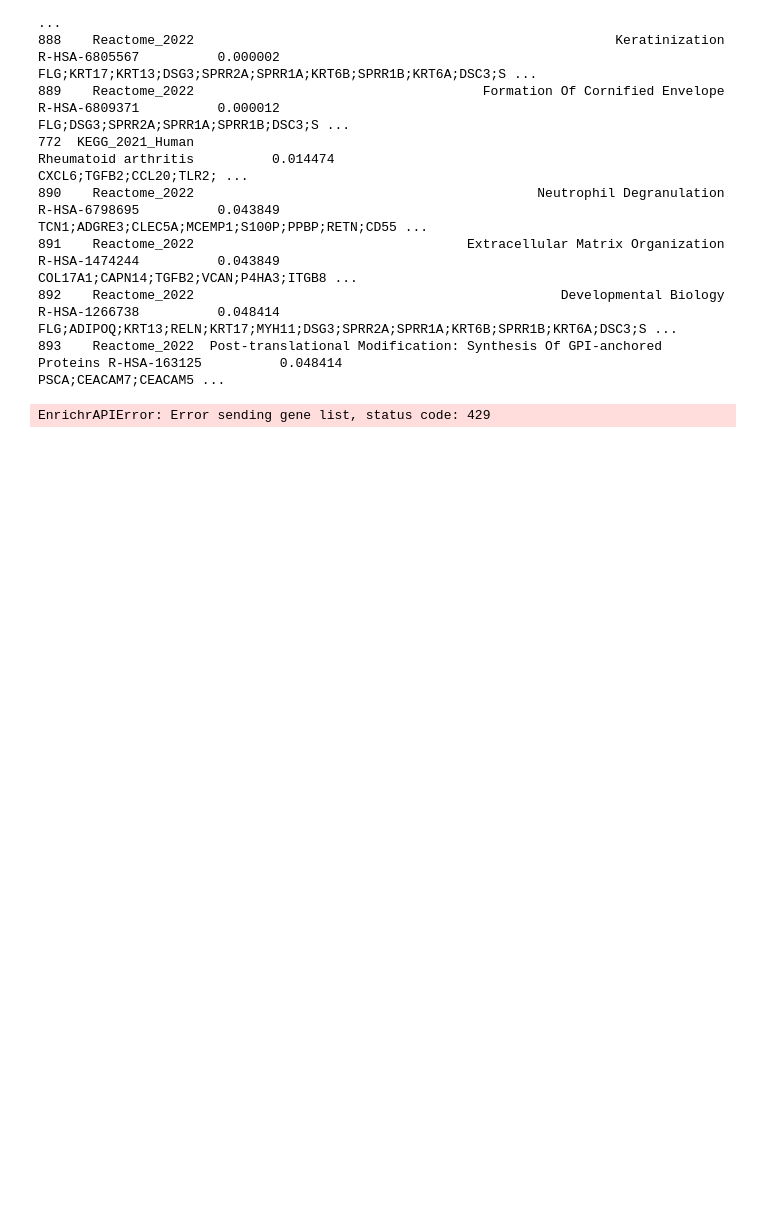
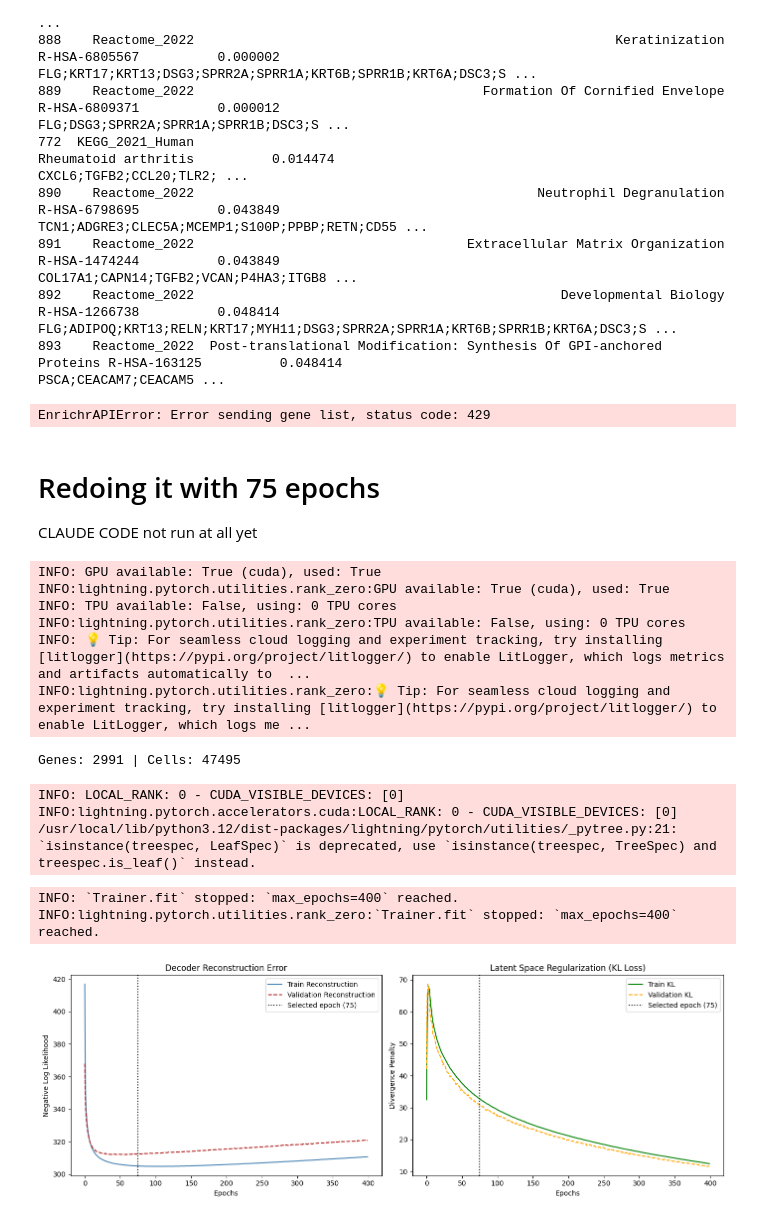
Before and after one commit to Maryam-Gamal/Applied-Machine-Learning-Final-Project, a Jupyter notebook: Ingrid/scVI2.ipynb, the cells around one changed output. Saved outputs shown, nothing was run; the diff lists cells and outputs as text; code cells hidden in the pictures; blank space fills up the shorter version.

```diff
--- a/Ingrid/scVI2.ipynb
+++ b/Ingrid/scVI2.ipynb
@@ -756,3 +752,76 @@ for name, genes in de_gene_lists_relaxed.items():
 892    Reactome_2022                                               Developmental Biology R-HSA-1266738          0.048414  FLG;ADIPOQ;KRT13;RELN;KRT17;MYH11;DSG3;SPRR2A;SPRR1A;KRT6B;SPRR1B;KRT6A;DSC3;S ...
 893    Reactome_2022  Post-translational Modification: Synthesis Of GPI-anchored Proteins R-HSA-163125          0.048414                                                            PSCA;CEACAM7;CEACAM5 ...
 EnrichrAPIError: Error sending gene list, status code: 429
+# %% [markdown]
+# Redoing it with 75 epochs
+CLAUDE CODE not run at all yet
+# %%
+# ── RETRAIN scVI ON HVG ONLY ──────────────────────────────────────────────────
+
+# ── 1. Subset to HVGs ────────────────────────────────────────────────────────
+adata_hvg = adata[:, adata.var['highly_variable']].copy()
+print(f"Genes: {adata_hvg.n_vars} | Cells: {adata_hvg.n_obs}")
+
+# ── 2. Setup anndata ──────────────────────────────────────────────────────────
+scvi.model.SCVI.setup_anndata(
+    adata_hvg,
+    batch_key="Participant"
+)
+
+# ── 3. Build model ────────────────────────────────────────────────────────────
+model_hvg = scvi.model.SCVI(
+    adata_hvg,
+    n_latent=20,
+    n_layers=2,
+    n_hidden=128,
+    gene_likelihood="nb"
+)
+
+# ── 4. Train to epoch 400 to inspect ELBO, then retrain to 75 ────────────────
+model_hvg.train(
+    max_epochs=400,
+    early_stopping=True  # disable so it runs full 400 for ELBO inspection
+)
+
+# ── 5. Plot ELBO with optimal epoch marked ───────────────────────────────────
+train_elbo = model_hvg.history['reconstruction_loss_train']
+val_elbo   = model_hvg.history['reconstruction_loss_validation']
+train_kl   = model_hvg.history['kl_local_train']
+val_kl     = model_hvg.history['kl_local_validation']
+
+optimal_epoch = 75
+
+fig, axes = plt.subplots(1, 2, figsize=(14, 5))
+
+axes[0].plot(train_elbo, color='steelblue', label='Train Reconstruction')
+axes[0].plot(val_elbo, color='firebrick', linestyle='--', label='Validation Reconstruction')
+axes[0].axvline(x=optimal_epoch, color='black', linestyle=':', linewidth=1.5, label=f'Selected epoch ({optimal_epoch})')
+axes[0].set_xlabel('Epochs')
+axes[0].set_ylabel('Negative Log Likelihood')
+axes[0].set_title('Decoder Reconstruction Error')
+axes[0].legend()
+
+axes[1].plot(train_kl, color='green', label='Train KL')
+axes[1].plot(val_kl, color='orange', linestyle='--', label='Validation KL')
+axes[1].axvline(x=optimal_epoch, color='black', linestyle=':', linewidth=1.5, label=f'Selected epoch ({optimal_epoch})')
+axes[1].set_xlabel('Epochs')
+axes[1].set_ylabel('Divergence Penalty')
+axes[1].set_title('Latent Space Regularization (KL Loss)')
+axes[1].legend()
+
+plt.tight_layout()
+plt.show()
+# %% [output]
+INFO: GPU available: True (cuda), used: True
+INFO:lightning.pytorch.utilities.rank_zero:GPU available: True (cuda), used: True
+INFO: TPU available: False, using: 0 TPU cores
+INFO:lightning.pytorch.utilities.rank_zero:TPU available: False, using: 0 TPU cores
+INFO: 💡 Tip: For seamless cloud logging and experiment tracking, try installing [litlogger](https://pypi.org/project/litlogger/) to enable LitLogger, which logs metrics and artifacts automatically to  ...
+INFO:lightning.pytorch.utilities.rank_zero:💡 Tip: For seamless cloud logging and experiment tracking, try installing [litlogger](https://pypi.org/project/litlogger/) to enable LitLogger, which logs me ...
+Genes: 2991 | Cells: 47495
+INFO: LOCAL_RANK: 0 - CUDA_VISIBLE_DEVICES: [0]
+INFO:lightning.pytorch.accelerators.cuda:LOCAL_RANK: 0 - CUDA_VISIBLE_DEVICES: [0]
+/usr/local/lib/python3.12/dist-packages/lightning/pytorch/utilities/_pytree.py:21: `isinstance(treespec, LeafSpec)` is deprecated, use `isinstance(treespec, TreeSpec) and treespec.is_leaf()` instead.
+INFO: `Trainer.fit` stopped: `max_epochs=400` reached.
+INFO:lightning.pytorch.utilities.rank_zero:`Trainer.fit` stopped: `max_epochs=400` reached.
+[figure, added]
```
Also changed, not shown: parts of 3 cells of this notebook, 13 other files.
